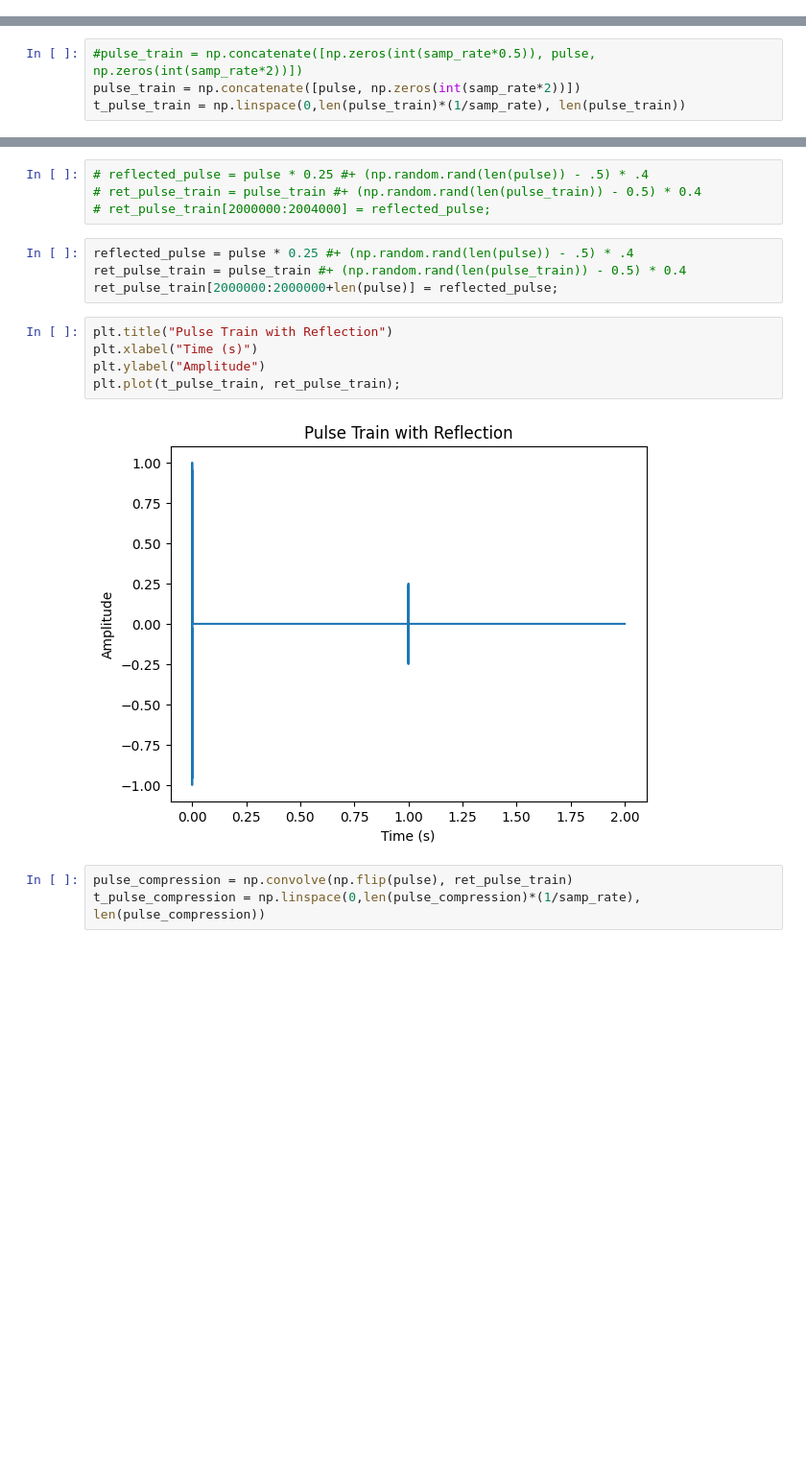
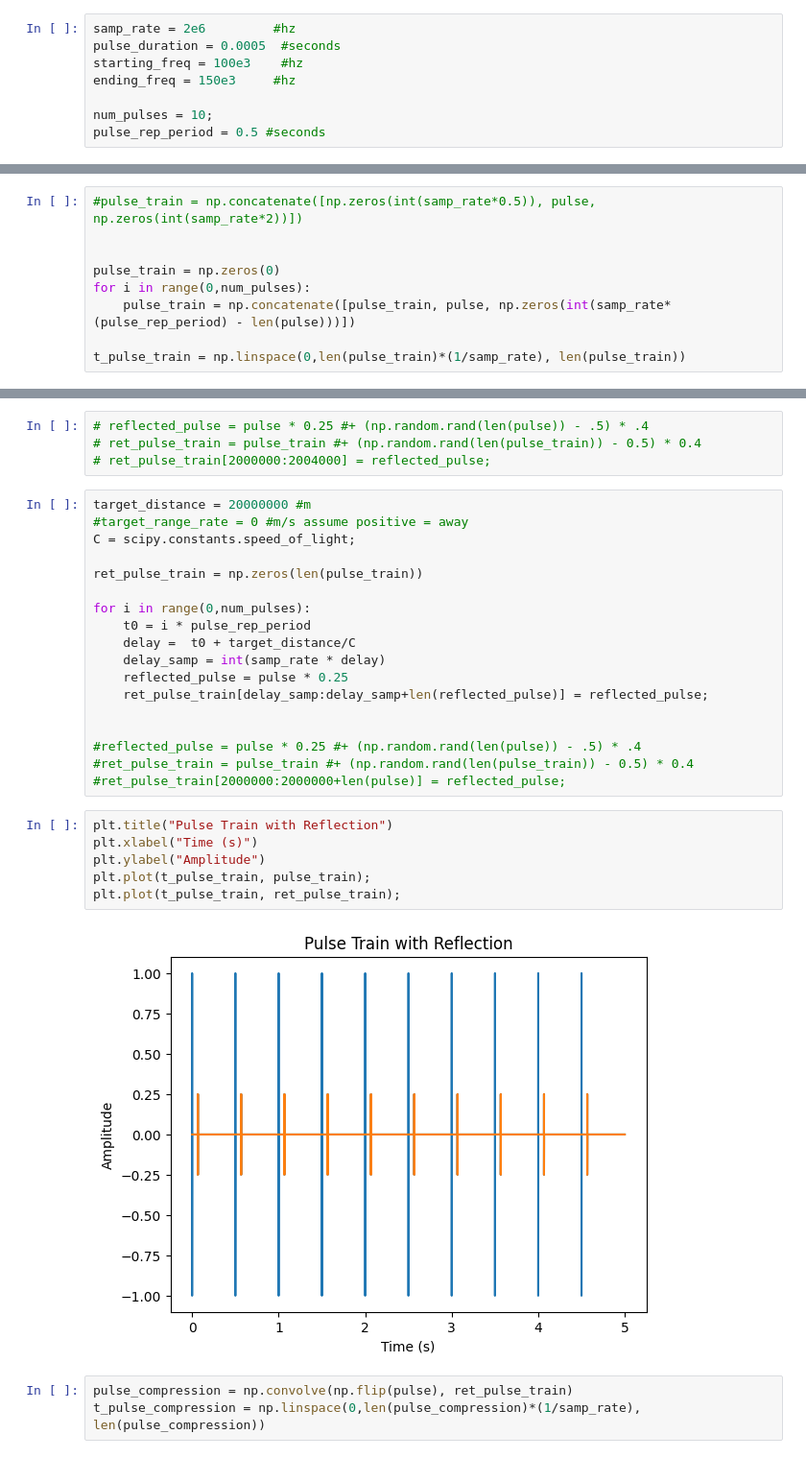
Before and after one commit to dt218/radarSim, a Jupyter notebook: testSim.ipynb, the cells around one changed output, grey strips where cells are left out. Shown: that part at 96% size. Saved outputs shown, nothing was run; the diff lists cells and outputs as text; blank space fills up the shorter version.

```diff
--- a/testSim.ipynb
+++ b/testSim.ipynb
@@ -5 +6,9 @@ import scipy.signal as signal
+# %%
+samp_rate = 2e6         #hz
+pulse_duration = 0.0005  #seconds
+starting_freq = 100e3    #hz
+ending_freq = 150e3     #hz
+
+num_pulses = 10;
+pulse_rep_period = 0.5 #seconds
 # %%
@@ -39,7 +43,12 @@ plt.show()
 [figure]
 # %%
 #pulse_train = np.concatenate([np.zeros(int(samp_rate*0.5)), pulse, np.zeros(int(samp_rate*2))])
-pulse_train = np.concatenate([pulse, np.zeros(int(samp_rate*2))])
+
+
+pulse_train = np.zeros(0)
+for i in range(0,num_pulses):
+    pulse_train = np.concatenate([pulse_train, pulse, np.zeros(int(samp_rate*(pulse_rep_period) - len(pulse)))])
+
 t_pulse_train = np.linspace(0,len(pulse_train)*(1/samp_rate), len(pulse_train))
 # %%
 plt.title("Pulse Train")
@@ -53,16 +62,31 @@ plt.plot(t_pulse_train, pulse_train);
 # ret_pulse_train = pulse_train #+ (np.random.rand(len(pulse_train)) - 0.5) * 0.4
 # ret_pulse_train[2000000:2004000] = reflected_pulse;
 # %%
-reflected_pulse = pulse * 0.25 #+ (np.random.rand(len(pulse)) - .5) * .4
-ret_pulse_train = pulse_train #+ (np.random.rand(len(pulse_train)) - 0.5) * 0.4
-ret_pulse_train[2000000:2000000+len(pulse)] = reflected_pulse;
+target_distance = 20000000 #m
+#target_range_rate = 0 #m/s assume positive = away
+C = scipy.constants.speed_of_light;
+
+ret_pulse_train = np.zeros(len(pulse_train))
+
+for i in range(0,num_pulses):
+    t0 = i * pulse_rep_period
+    delay =  t0 + target_distance/C
+    delay_samp = int(samp_rate * delay)
+    reflected_pulse = pulse * 0.25
+    ret_pulse_train[delay_samp:delay_samp+len(reflected_pulse)] = reflected_pulse;
+
+
+#reflected_pulse = pulse * 0.25 #+ (np.random.rand(len(pulse)) - .5) * .4
+#ret_pulse_train = pulse_train #+ (np.random.rand(len(pulse_train)) - 0.5) * 0.4
+#ret_pulse_train[2000000:2000000+len(pulse)] = reflected_pulse;
 # %%
 plt.title("Pulse Train with Reflection")
 plt.xlabel("Time (s)")
 plt.ylabel("Amplitude")
+plt.plot(t_pulse_train, pulse_train);
 plt.plot(t_pulse_train, ret_pulse_train);
 # %% [output]
-[figure, old version]
+[figure, new version]
 # %%
 pulse_compression = np.convolve(np.flip(pulse), ret_pulse_train)
 t_pulse_compression = np.linspace(0,len(pulse_compression)*(1/samp_rate), len(pulse_compression))
```
Also changed, not shown: parts of 7 cells of this notebook.
